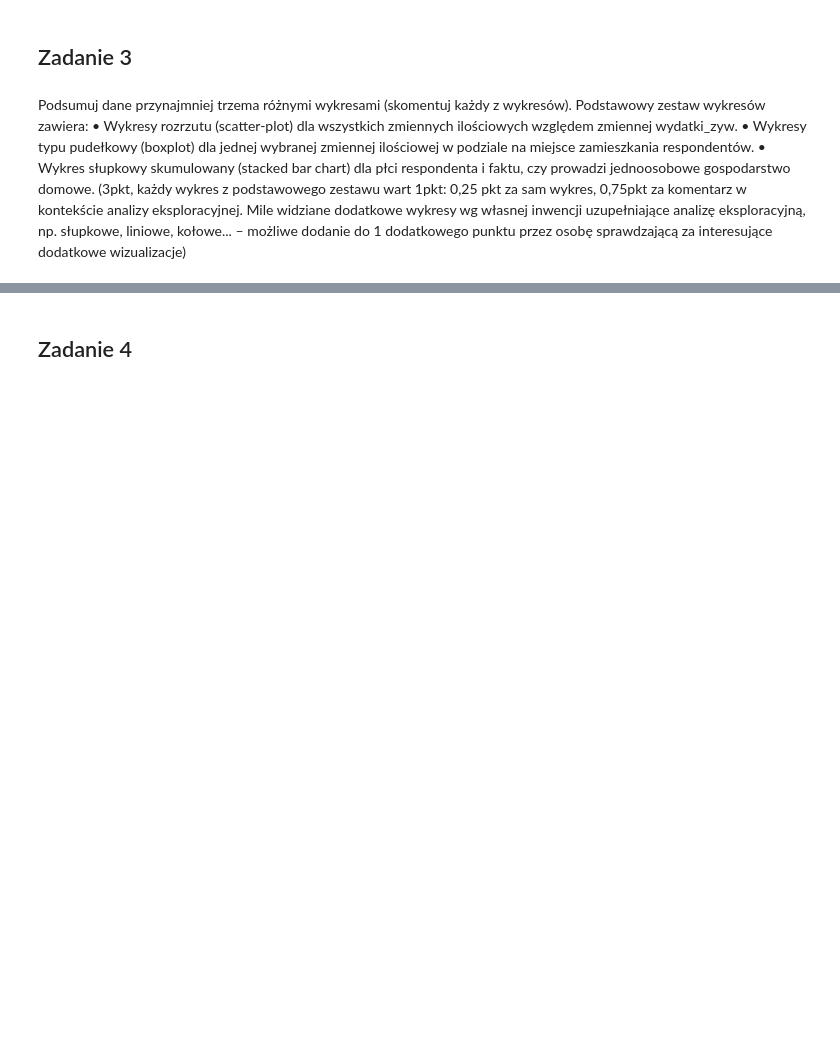
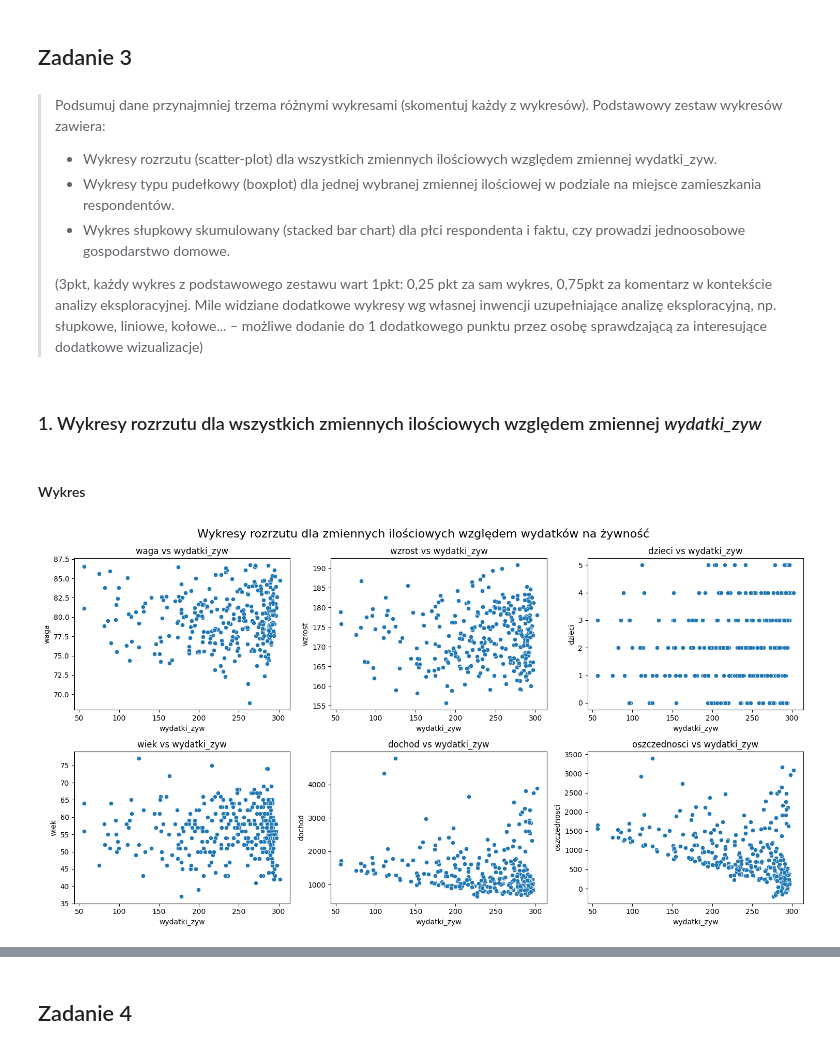
Before and after one commit to JacquesWhite/mimuw-ml-intro, a Jupyter notebook: ml-intro-project1.ipynb, the cells around one changed output, grey strips where cells are left out. Cells and saved outputs as stored; diff of their text form; code cells hidden in the pictures; blank space fills up the shorter version.

```diff
--- a/ml-intro-project1.ipynb
+++ b/ml-intro-project1.ipynb
@@ -42,7 +326,32 @@ Sprawdź, czy występują pomiędzy zmiennymi zależności. Policz i zaprezentuj
 # %% [markdown]
 ## Zadanie 3
 # %% [markdown]
-Podsumuj dane przynajmniej trzema różnymi wykresami (skomentuj każdy z wykresów). Podstawowy zestaw wykresów zawiera:
-• Wykresy rozrzutu (scatter-plot) dla wszystkich zmiennych ilościowych względem zmiennej wydatki_zyw.
-• Wykresy typu pudełkowy (boxplot) dla jednej wybranej zmiennej ilościowej w podziale na miejsce zamieszkania respondentów.
-• Wykres słupkowy skumulowany (stacked bar chart) dla płci respondenta i faktu, czy prowadzi jednoosobowe gospodarstwo domowe. (3pkt, każdy wykres z podstawowego zestawu wart 1pkt: 0,25 pkt za sam wykres, 0,75pkt za komentarz w kontekście analizy eksploracyjnej. Mile widziane dodatkowe wykresy wg własnej inwencji uzupełniające analizę eksploracyjną, np. słupkowe, liniowe, kołowe... – możliwe dodanie do 1 dodatkowego punktu przez osobę sprawdzającą za interesujące dodatkowe wizualizacje)
+> Podsumuj dane przynajmniej trzema różnymi wykresami (skomentuj każdy z wykresów). Podstawowy zestaw wykresów zawiera:
+> - Wykresy rozrzutu (scatter-plot) dla wszystkich zmiennych ilościowych względem zmiennej wydatki_zyw.
+> - Wykresy typu pudełkowy (boxplot) dla jednej wybranej zmiennej ilościowej w podziale na miejsce zamieszkania respondentów.
+> - Wykres słupkowy skumulowany (stacked bar chart) dla płci respondenta i faktu, czy prowadzi jednoosobowe gospodarstwo domowe.
+>
+> (3pkt, każdy wykres z podstawowego zestawu wart 1pkt: 0,25 pkt za sam wykres, 0,75pkt za komentarz w kontekście analizy eksploracyjnej. Mile widziane dodatkowe wykresy wg własnej inwencji uzupełniające analizę eksploracyjną, np. słupkowe, liniowe, kołowe... – możliwe dodanie do 1 dodatkowego punktu przez osobę sprawdzającą za interesujące dodatkowe wizualizacje)
+# %% [markdown]
+### 1. Wykresy rozrzutu dla wszystkich zmiennych ilościowych względem zmiennej *wydatki_zyw*
+# %% [markdown]
+####  Wykres
+# %%
+import matplotlib.pyplot as plt
+import seaborn as sns
+
+quantitative_vars = ['waga', 'wzrost', 'dzieci', 'wiek', 'dochod', 'oszczednosci']
+
+fig, axes = plt.subplots(2, 3, figsize=(15, 8))
+fig.suptitle('Wykresy rozrzutu dla zmiennych ilościowych względem wydatków na żywność', fontsize=16)
+
+for i, var in enumerate(quantitative_vars):
+    row = i // 3
+    col = i % 3
+    sns.scatterplot(x='wydatki_zyw', y=var, data=data, ax=axes[row, col])
+    axes[row, col].set_title(f'{var} vs wydatki_zyw')
+
+plt.tight_layout()
+plt.show()
+# %% [output]
+[figure, added]
```
Also changed, not shown: parts of 195 cells of this notebook.
